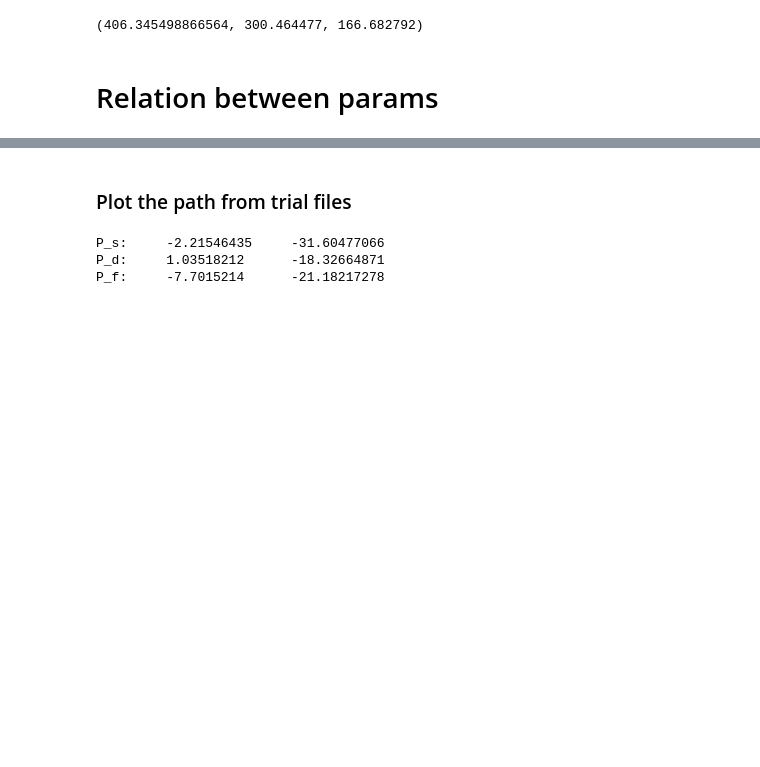
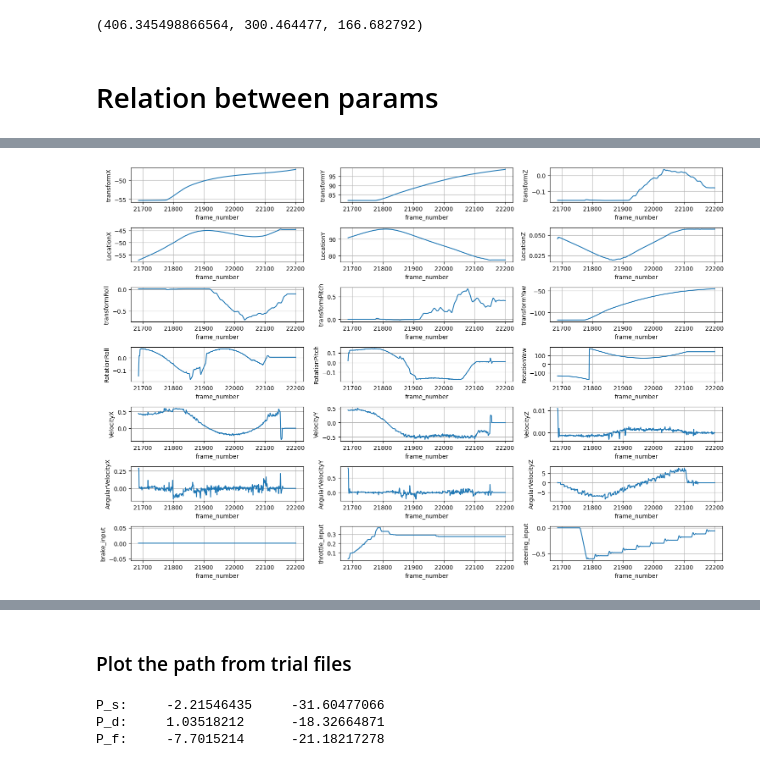
Before and after one commit to chanyca/DReyeVR, a Jupyter notebook: PythonAPI/examples/HapticSharedControl/algorithm.ipynb, the cells around one changed output, grey strips where cells are left out. Cells and saved outputs as stored; diff of their text form; code cells hidden in the pictures; blank space fills up the shorter version.

```diff
--- a/PythonAPI/examples/HapticSharedControl/algorithm.ipynb
+++ b/PythonAPI/examples/HapticSharedControl/algorithm.ipynb
@@ -62,0 +63,5 @@ plot_data_with_timestamp(df, headers=columns)
+# %%
+df = pd.read_excel('./data/vehicle_logs/backward_0.xlsx')
+plot_data_with_timestamp(df[df["throttle_input"] !=0], headers=columns)
+# %% [output]
+[figure, added]
```
Also changed, not shown: parts of 3 cells of this notebook, 7 other files.
